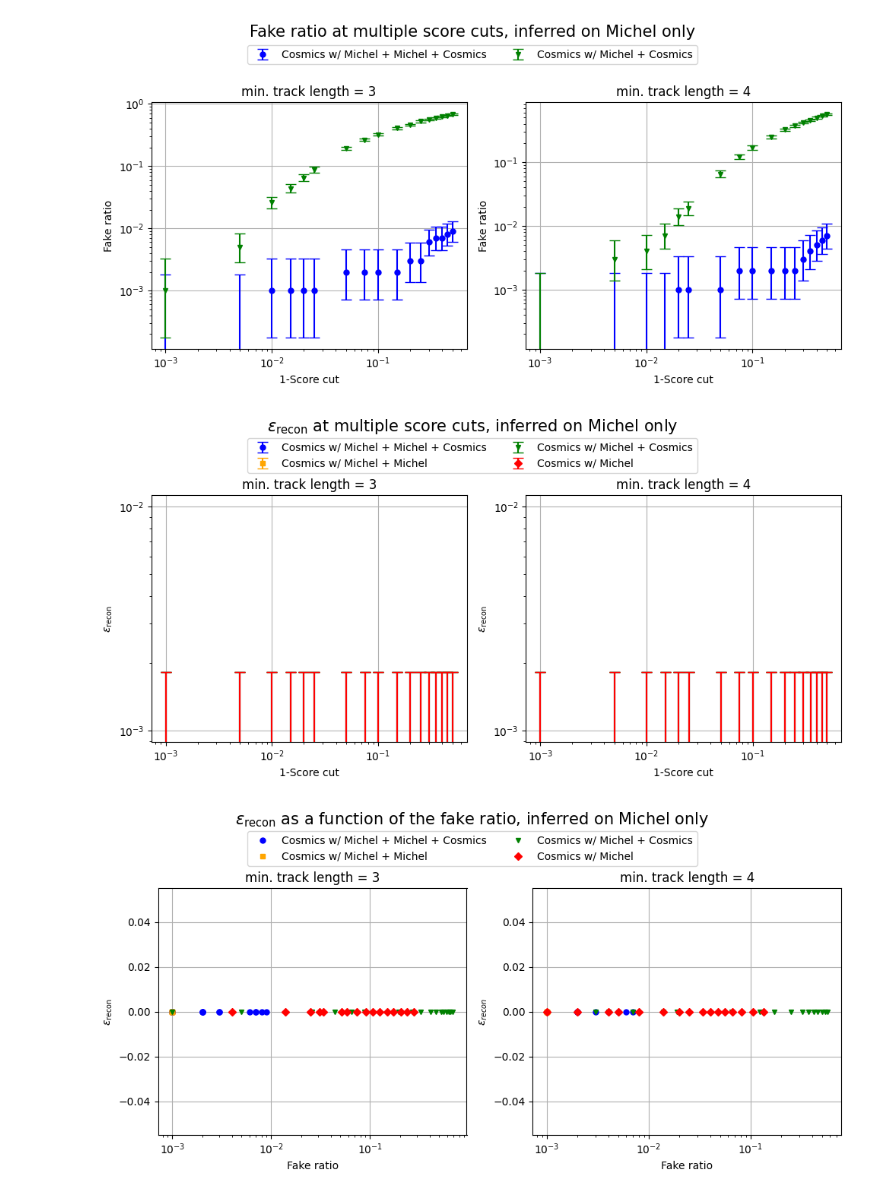
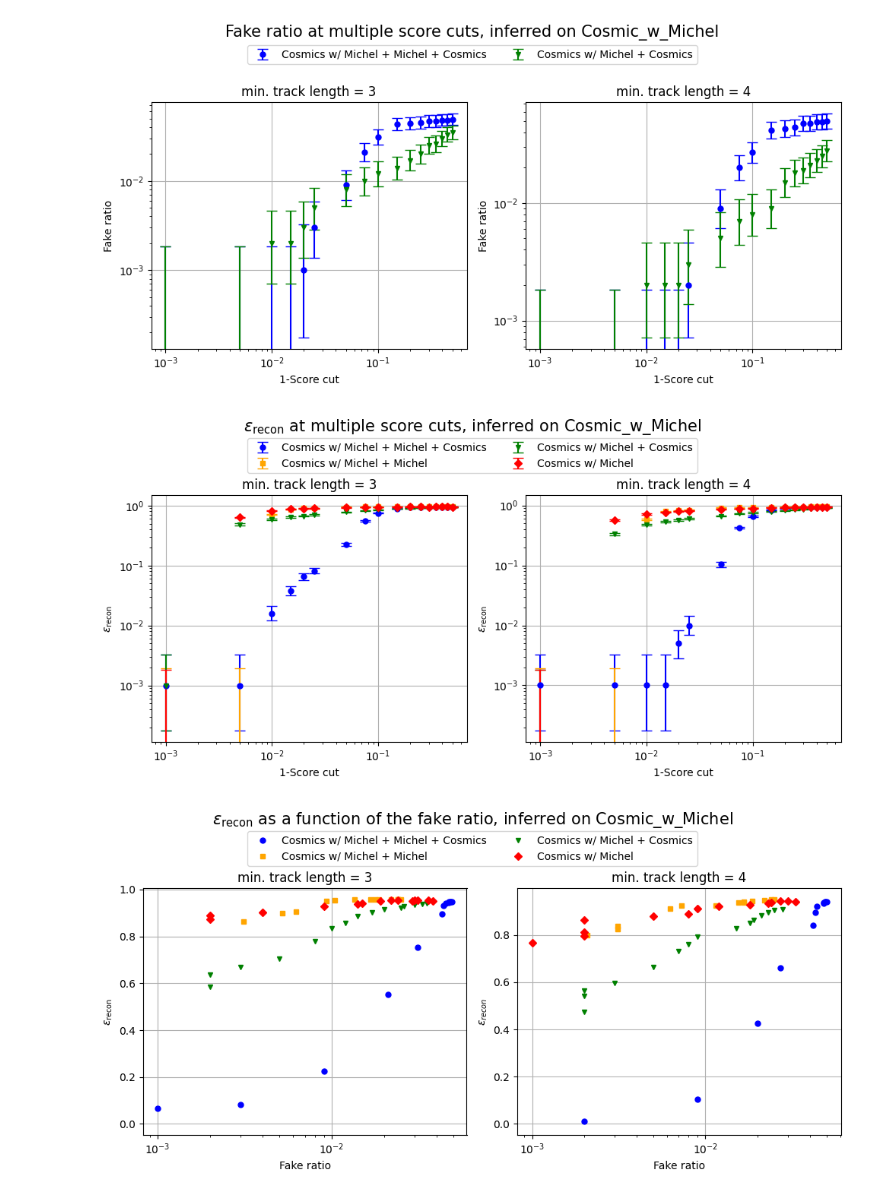
Before and after one commit to sdittmeier/Mu3eCosmicGNN, a Jupyter notebook: examples/Cosmic_GNN/track_eval_notebook.ipynb, the cells around one changed output. Cells and saved outputs as stored; diff of their text form; code cells hidden in the pictures.

Commit message:
roc curves, effs and fake rates for the new sample, with corrected paths

```diff
--- a/examples/Cosmic_GNN/track_eval_notebook.ipynb
+++ b/examples/Cosmic_GNN/track_eval_notebook.ipynb
@@ -70,7 +70,7 @@ def clopper_pearson(passed: float, total: float, level: float = 0.68):
     average = passed / total if total != 0 else 0.0
     return (average - lo, hi - average)
 
-def count_true_fake_tracks(dir, feature_store, min_track_length=4, samplesize=100000):
+def count_true_fake_tracks(truth_dir, dir, feature_store, min_track_length=4, max_samplesize=100000):
     '''
     This is the centerpiece for the track reconstruction evaluation!
 
@@ -93,8 +93,8 @@ def count_true_fake_tracks(dir, feature_store, min_track_length=4, samplesize=10
     for set in ['testset']: #initially did this for train and valset as well but this is only allowed if the data has not been used in training
         tracks_dir = dir + f'/{set}_tracks' #directory within testset, containing the track txt files
         num_evts += len(os.listdir(tracks_dir)) #count the number of events
-        for track_txt in os.listdir(tracks_dir): #look at single track txt file -> can contain multiple track candidates
-            if num_evts > samplesize: #break if samplesize is reached
+        for track_txt in os.listdir(tracks_dir):
+            if num_evts >max_samplesize: #break if samplesize is reached
                 break
 
             track_path = os.path.join(tracks_dir, track_txt) #compose path to track txt file
@@ -106,8 +106,8 @@ def count_true_fake_tracks(dir, feature_store, min_track_length=4, samplesize=10
                 continue
 
             #read corresponding truth and particle csv files
-            truth_path = '/mnt/data1/karres/cosmics_test'+f'/{feature_store}'+f'/{set}'f'/{track_txt[:-4]}-truth.csv'
-            particle_path = '/mnt/data1/karres/cosmics_test'+f'/{feature_store}'+f'/{set}'f'/{track_txt[:-4]}-particles.csv'
+            truth_path = truth_dir+f'/{feature_store}'+f'/{set}'f'/{track_txt[:-4]}-truth.csv'
+            particle_path = truth_dir+f'/{feature_store}'+f'/{set}'f'/{track_txt[:-4]}-particles.csv'
 
             #create particle id map for this event as explained above
             particle_id_map = create_hit_particle_dict(particle_path, truth_path)
@@ -218,17 +230,21 @@ import matplotlib.pyplot as plt
 import pandas as pd
 import numpy as np
 
-plot_dir = '/mnt/data1/tkar/cosmic_new/results/track_level/' #dir to save plots
-
 cosmics_dir = '/mnt/data1/karres/cosmics_test/thesis_results/cosmics_only/' #cosmics only dir (contains "fake_rate_data_testset_only.csv" inside of connected components folder)
 michel_dir = '/mnt/data1/karres/cosmics_test/thesis_results/michel_only/'
-cosmic_michel_dir = '/mnt/data1/karres/cosmics_test/thesis_results/cosmics_with_michel/'
+#cosmic_michel_dir = '/mnt/data1/karres/cosmics_test/thesis_results/cosmics_with_michel/'
+cosmic_michel_dir = '/mnt/data1/tkar/cosmic_new/results/track_level/cosmics_with_michel_new/'
 
 score_cuts = [0.5, 0.55, 0.6, 0.65, 0.7, 0.75, 0.8, 0.85, 0.9, 0.925, 0.95, 0.975, 0.98, 0.985, 0.99, 0.995, 0.999]
 
-sample = 'Michel only' #appears in figure title
-filename = 'michel_only_large' #file name
-directory = michel_dir  #directory to the scored graphs
+# sample = 'Michel only' #appears in figure title
+# filename = 'michel_only_large' #file name
+# directory = michel_dir  #directory to the scored graphs
+
+sample = 'Cosmic_w_Michel' #appears in figure title
+filename = 'Cosmics_w_Michel' #file name
+directory = cosmic_michel_dir  #directory to the scored graphs
+plot_dir = directory
 
 gnns = ['cm_m_c_gnn','cm_m_gnn', 'cm_c_gnn', 'cm_gnn'] #folder names of the gnns within the chosen directory
 gnn_names = ['Cosmics w/ Michel + Michel + Cosmics', 'Cosmics w/ Michel + Michel', 'Cosmics w/ Michel + Cosmics', 'Cosmics w/ Michel'] #names of the gnns for the legend
@@ -336,33 +352,33 @@ fig,(ax1,ax2) = plt.subplots(1, 2, figsize=(10, 5))
 ax1.grid(True)
 ax2.grid(True)
 
 ax1.set_title('min. track length = 3')
 ax1.set_xlabel('Fake ratio')
 ax1.set_ylabel(r'$\epsilon_\text{recon}$')
 ax1.set_xscale('log')
 
 ax2.set_title('min. track length = 4')
 ax2.set_xlabel('Fake ratio')
 ax2.set_ylabel(r'$\epsilon_{recon}$')
 ax2.set_xscale('log')
 
 for index, (gnn, gnn_name, colour, m) in enumerate(zip(gnns, gnn_names, gnn_colours, gnn_markers)):
     if index == 10 or index == 30:
         continue
 
     path = directory + gnn + '/connected_components/fake_rate_data_testset_only.csv'
     data = pd.read_csv(path, header=None, index_col=0)
     data = data.apply(lambda row: row.tolist(), axis=1).to_dict()
 
     ax1.plot(data['fr_3'], np.array(data['rr_3']), marker=m, label=gnn_name, color=colour, markersize=5, linestyle='None')
     ax2.plot(data['fr_4'], np.array(data['rr_4']), marker=m, label=gnn_name, color=colour, markersize=5, linestyle='None')
 
 line, label = ax1.get_legend_handles_labels()
 fig.legend(line, label, loc='upper center', ncol=2, bbox_to_anchor=(0.5, 0.94))
 plt.tight_layout(rect=[0, 0, 1, 0.85])
 fig.suptitle(r"$\epsilon_\text{recon}$" + f" as a function of the fake ratio, inferred on {sample}", fontsize=15)
 fig.savefig(plot_dir + f"reco_vs_fake_{filename}.pdf", format='pdf')
 # %% [output]
-[figure, old version]
+[figure, new version]
-[figure, old version]
+[figure, new version]
-[figure, old version]
+[figure, new version]
```
Also changed, not shown: parts of 2 cells of this notebook.
